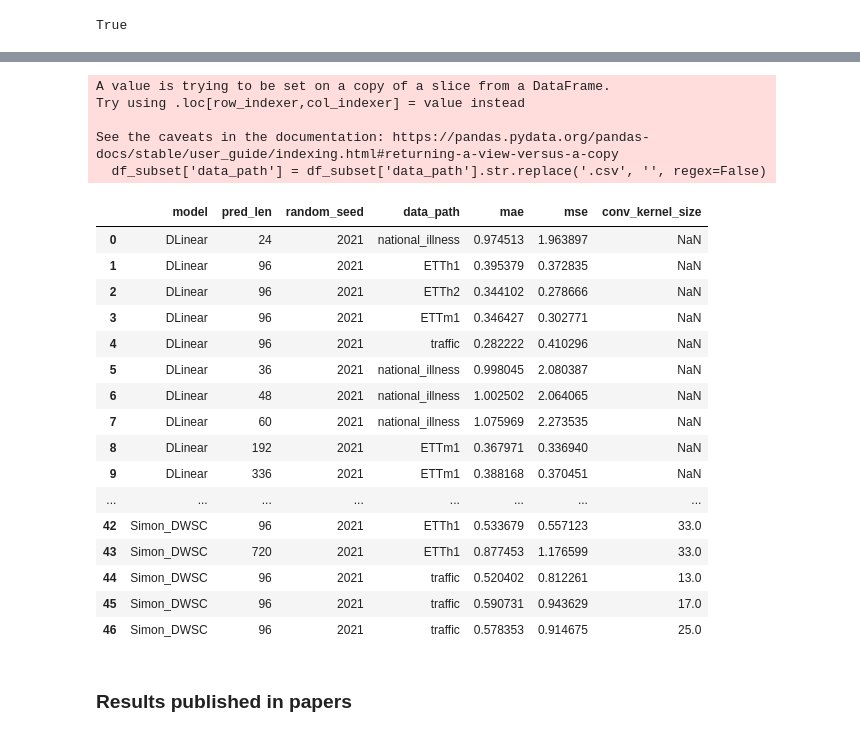
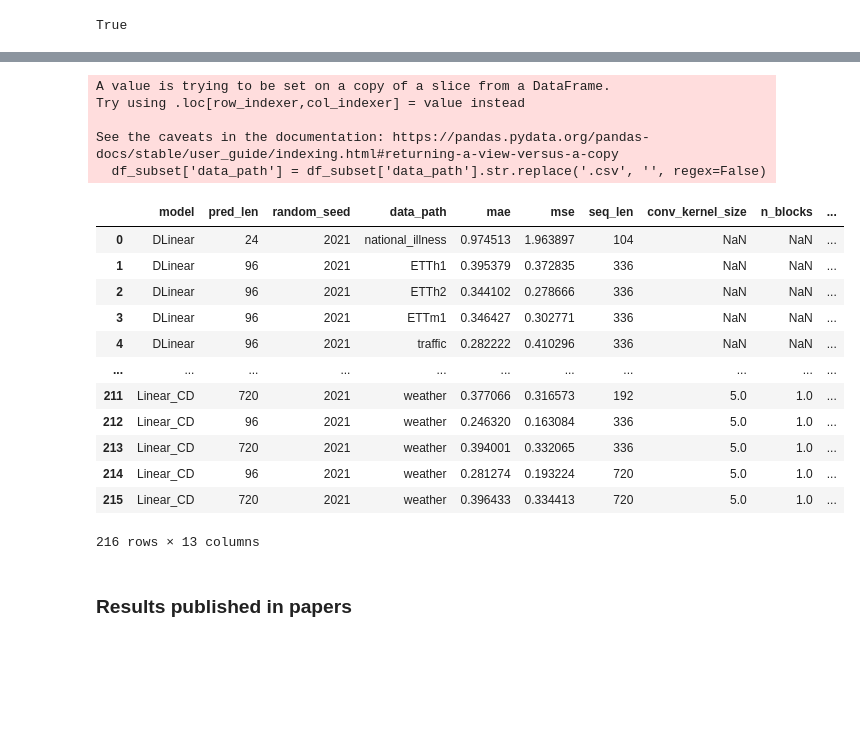
Before and after one commit to simonkral/Thesis_MTSF, a Jupyter notebook: visualization/visualize_results.ipynb, the cells around one changed output, grey strips where cells are left out. Saved outputs shown, nothing was run; the diff lists cells and outputs as text; code cells hidden in the pictures; blank space fills up the shorter version.

```diff
--- a/visualization/visualize_results.ipynb
+++ b/visualization/visualize_results.ipynb
@@ -13,9 +13,3 @@ api = wandb.Api()
 
 # Replace with your actual W&B username and project name
 runs = api.runs("simonkral99/Thesis_MTSF")
-# %%
-for run in runs:
-    print(run.name)
-    print(run.config)   # hyperparameters
-    print(run.summary)  # final logged metrics
-    print(run.config.keys())
@@ -40,46 +16,43 @@ dict_keys(['des', 'gpu', 'itr', 'd_ff', 'data', 'freq', 'loss', 'c_out', 'embed'
 # %%
 
 run_data = []
 
 for run in runs:
     summary = run.summary._json_dict
     config = {k: v for k, v in run.config.items() if not k.startswith('_')}
     run_data.append({**config, **summary, "run_id": run.id, "name": run.name})
 
 df = pd.DataFrame(run_data)
 
 
-columns_to_keep = ['model', 'pred_len', 'random_seed', 'data_path', 'mae', 'mse', 'conv_kernel_size']
+columns_to_keep = ['model', 'pred_len', 'random_seed', 'patience', 'data_path', 'mae', 'mse', 'seq_len', 'conv_kernel_size', 'n_blocks', 'cd_regularization', 'learn_cd_regularization', 'convex',
+                   'sigmoid']
 
 # Keep only those columns
 df_subset = df[columns_to_keep]
 df_subset['data_path'] = df_subset['data_path'].str.replace('.csv', '', regex=False)
 
 display(df_subset)
 #print(df.columns)
 # %% [output]
 A value is trying to be set on a copy of a slice from a DataFrame.
 Try using .loc[row_indexer,col_indexer] = value instead
 
 See the caveats in the documentation: https://pandas.pydata.org/pandas-docs/stable/user_guide/indexing.html#returning-a-view-versus-a-copy
   df_subset['data_path'] = df_subset['data_path'].str.replace('.csv', '', regex=False)
-|  | model | pred_len | random_seed | data_path | mae | mse | conv_kernel_size |
-| 0 | DLinear | 24 | 2021 | national_illness | 0.974513 | 1.963897 | NaN |
-| 1 | DLinear | 96 | 2021 | ETTh1 | 0.395379 | 0.372835 | NaN |
-| 2 | DLinear | 96 | 2021 | ETTh2 | 0.344102 | 0.278666 | NaN |
-| 3 | DLinear | 96 | 2021 | ETTm1 | 0.346427 | 0.302771 | NaN |
-| 4 | DLinear | 96 | 2021 | traffic | 0.282222 | 0.410296 | NaN |
-| 5 | DLinear | 36 | 2021 | national_illness | 0.998045 | 2.080387 | NaN |
-| 6 | DLinear | 48 | 2021 | national_illness | 1.002502 | 2.064065 | NaN |
-| 7 | DLinear | 60 | 2021 | national_illness | 1.075969 | 2.273535 | NaN |
-| 8 | DLinear | 192 | 2021 | ETTm1 | 0.367971 | 0.336940 | NaN |
-| 9 | DLinear | 336 | 2021 | ETTm1 | 0.388168 | 0.370451 | NaN |
-| ... | ... | ... | ... | ... | ... | ... | ... |
-| 42 | Simon_DWSC | 96 | 2021 | ETTh1 | 0.533679 | 0.557123 | 33.0 |
-| 43 | Simon_DWSC | 720 | 2021 | ETTh1 | 0.877453 | 1.176599 | 33.0 |
-| 44 | Simon_DWSC | 96 | 2021 | traffic | 0.520402 | 0.812261 | 13.0 |
-| 45 | Simon_DWSC | 96 | 2021 | traffic | 0.590731 | 0.943629 | 17.0 |
-| 46 | Simon_DWSC | 96 | 2021 | traffic | 0.578353 | 0.914675 | 25.0 |
+|  | model | pred_len | random_seed | data_path | mae | mse | seq_len | conv_kernel_size | n_blocks | ... |
+| 0 | DLinear | 24 | 2021 | national_illness | 0.974513 | 1.963897 | 104 | NaN | NaN | ... |
+| 1 | DLinear | 96 | 2021 | ETTh1 | 0.395379 | 0.372835 | 336 | NaN | NaN | ... |
+| 2 | DLinear | 96 | 2021 | ETTh2 | 0.344102 | 0.278666 | 336 | NaN | NaN | ... |
+| 3 | DLinear | 96 | 2021 | ETTm1 | 0.346427 | 0.302771 | 336 | NaN | NaN | ... |
+| 4 | DLinear | 96 | 2021 | traffic | 0.282222 | 0.410296 | 336 | NaN | NaN | ... |
+| ... | ... | ... | ... | ... | ... | ... | ... | ... | ... | ... |
+| 211 | Linear_CD | 720 | 2021 | weather | 0.377066 | 0.316573 | 192 | 5.0 | 1.0 | ... |
+| 212 | Linear_CD | 96 | 2021 | weather | 0.246320 | 0.163084 | 336 | 5.0 | 1.0 | ... |
+| 213 | Linear_CD | 720 | 2021 | weather | 0.394001 | 0.332065 | 336 | 5.0 | 1.0 | ... |
+| 214 | Linear_CD | 96 | 2021 | weather | 0.281274 | 0.193224 | 720 | 5.0 | 1.0 | ... |
+| 215 | Linear_CD | 720 | 2021 | weather | 0.396433 | 0.334413 | 720 | 5.0 | 1.0 | ... |
+216 rows × 13 columns
 # %% [markdown]
 ### Results published in papers
 # %%
```
Also changed, not shown: parts of 23 cells of this notebook, 1 other file.
